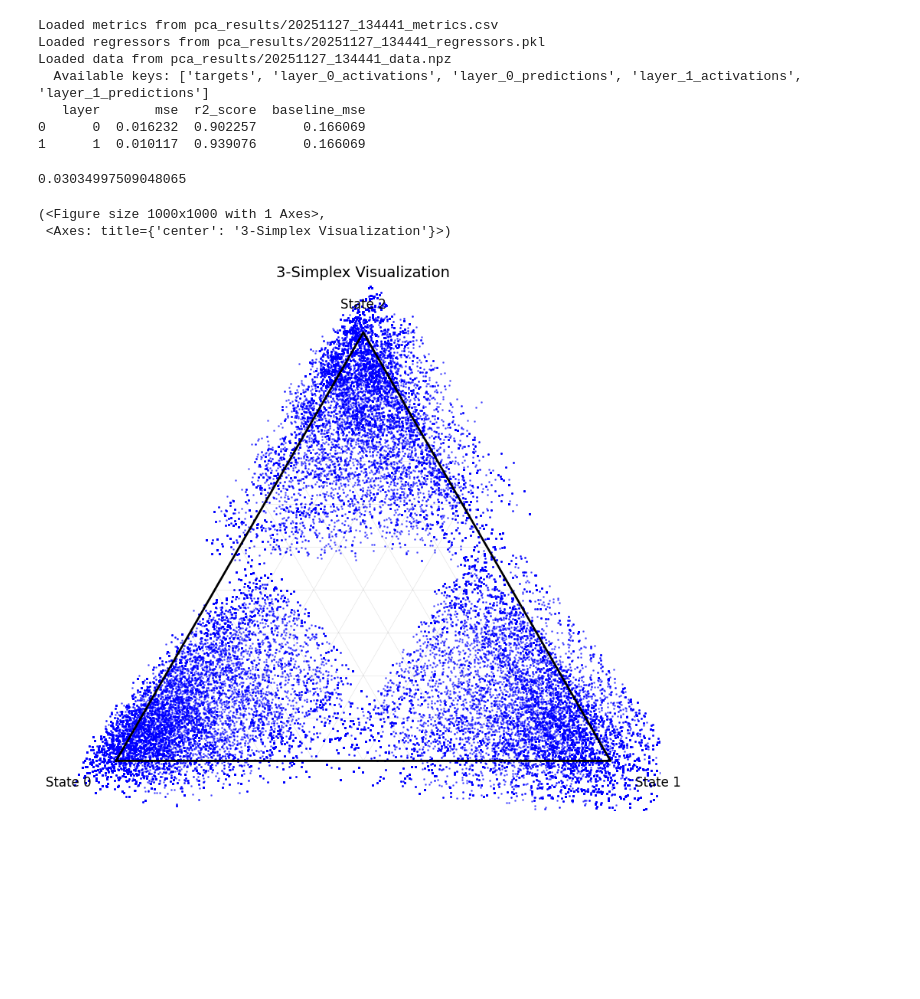
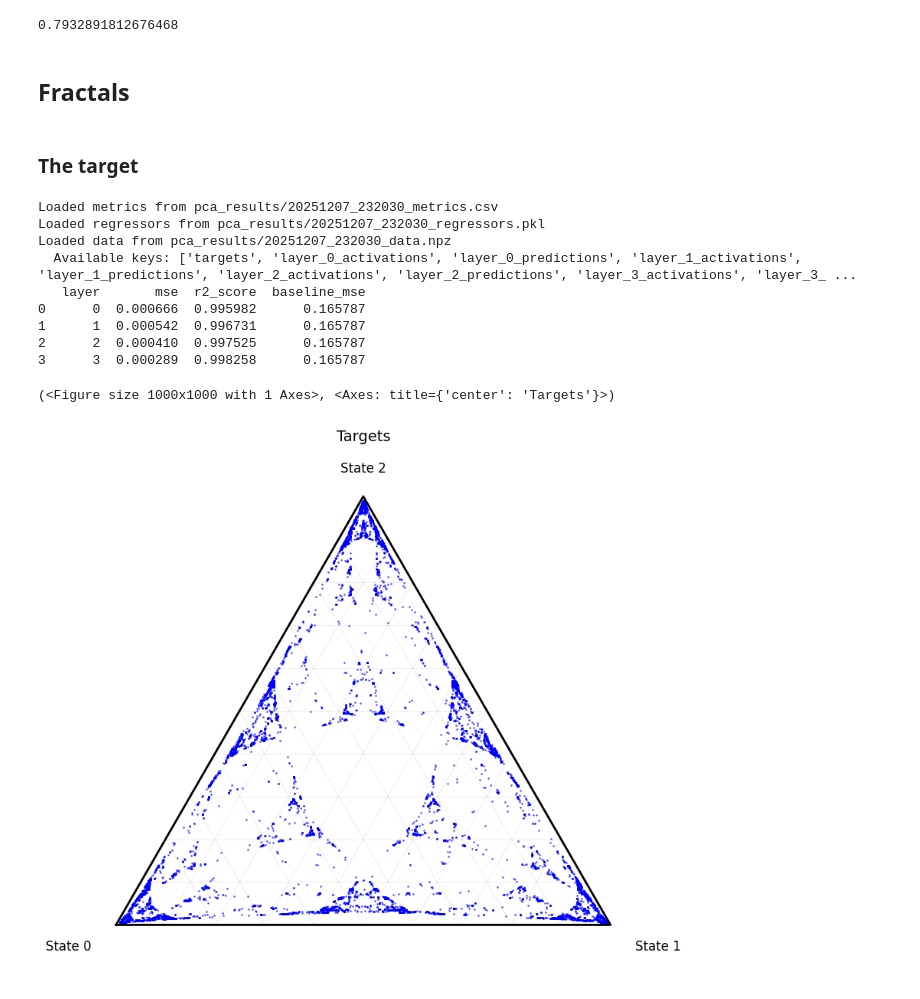
Before and after one commit to lccqqqqq/hidden-markov-chain, a Jupyter notebook: belief_state_geometry.ipynb, the cells around one changed output. Drawn from its saved outputs; the diff is of its cells as text; code cells hidden in the pictures; blank space fills up the shorter version.

```diff
--- a/belief_state_geometry.ipynb
+++ b/belief_state_geometry.ipynb
@@ -14,25 +21,31 @@ from pca import load_pca_results, plot_in_simplex, visualize_simplex_3D
+# %%
+# Process entropy:
+proc = Mess3Proc()
+proc.entropy_rate_empirical_estimate(length=100000, burn_in=100)
+# %% [output]
+0.7932891812676468
+# %% [markdown]
+## Fractals
+# %% [markdown]
+### The target
 # %%
-results = load_pca_results(save_dir="pca_results", run_id="20251127_134441")
+results = load_pca_results(save_dir="pca_results", run_id="20251207_232030")
 metrics_df = results['metrics']
 regressors = results['regressors']
 data = results['data']  # Contains 'targets', 'layer_0_activations', 'layer_0_predictions', etc.
-
 print(metrics_df)
 # %% [output]
-Loaded metrics from pca_results/20251127_134441_metrics.csv
-Loaded regressors from pca_results/20251127_134441_regressors.pkl
-Loaded data from pca_results/20251127_134441_data.npz
-  Available keys: ['targets', 'layer_0_activations', 'layer_0_predictions', 'layer_1_activations', 'layer_1_predictions']
+Loaded metrics from pca_results/20251207_232030_metrics.csv
+Loaded regressors from pca_results/20251207_232030_regressors.pkl
+Loaded data from pca_results/20251207_232030_data.npz
+  Available keys: ['targets', 'layer_0_activations', 'layer_0_predictions', 'layer_1_activations', 'layer_1_predictions', 'layer_2_activations', 'layer_2_predictions', 'layer_3_activations', 'layer_3_ ...
    layer       mse  r2_score  baseline_mse
-0      0  0.016232  0.902257      0.166069
-1      1  0.010117  0.939076      0.166069
+0      0  0.000666  0.995982      0.165787
+1      1  0.000542  0.996731      0.165787
+2      2  0.000410  0.997525      0.165787
+3      3  0.000289  0.998258      0.165787
-# %%
-np.sum((data['layer_1_predictions'] - data['targets']) ** 2, axis=1).mean()
-# %% [output]
-0.03034997509048065
 # %%
-plot_in_simplex(data['layer_1_predictions'])
+plot_in_simplex(data['targets'], title='Targets')
 # %% [output]
-(<Figure size 1000x1000 with 1 Axes>,
- <Axes: title={'center': '3-Simplex Visualization'}>)
+(<Figure size 1000x1000 with 1 Axes>, <Axes: title={'center': 'Targets'}>)
-[figure, old version]
+[figure, new version]
```
Also changed, not shown: parts of 16 cells of this notebook, 44 other files.
